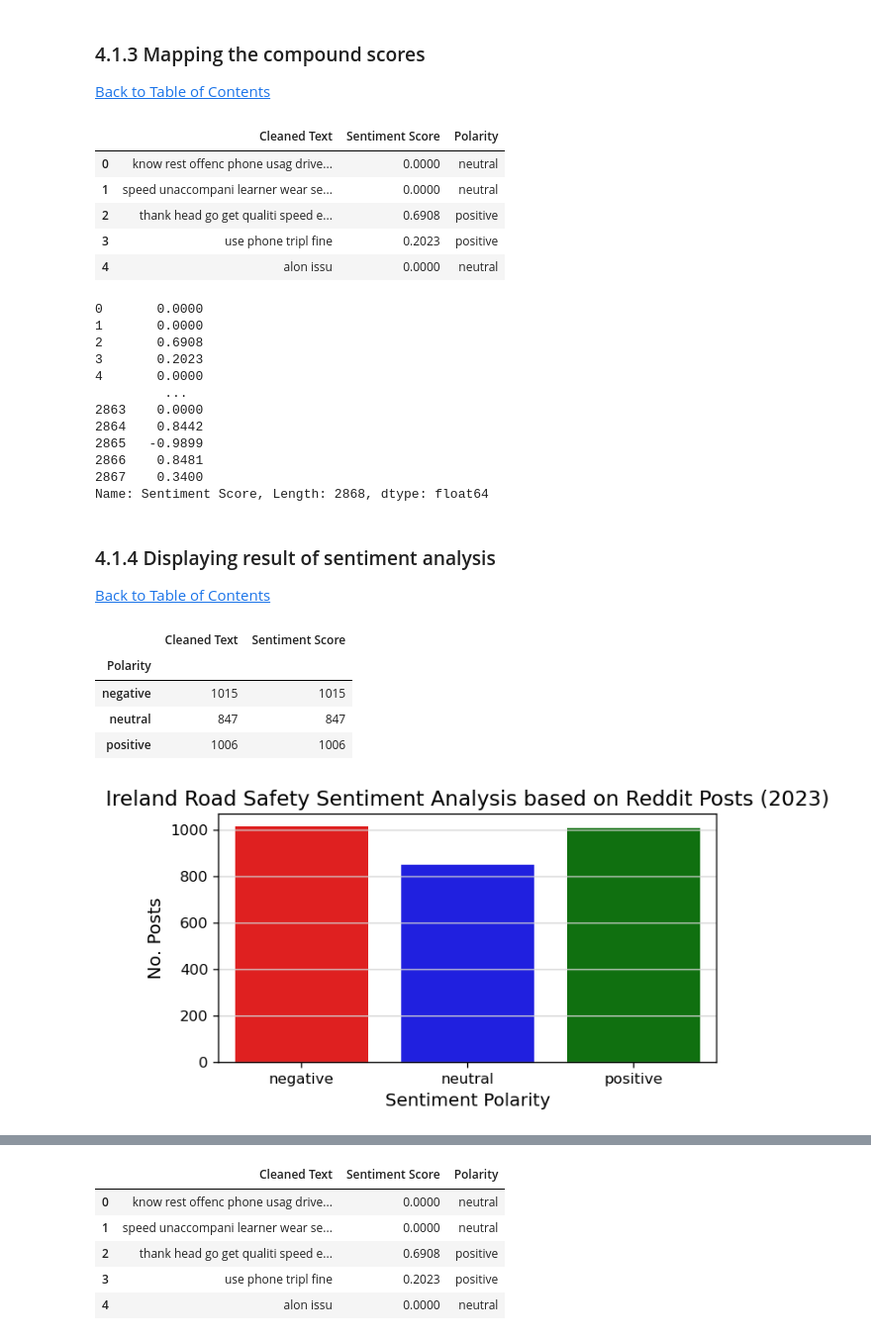
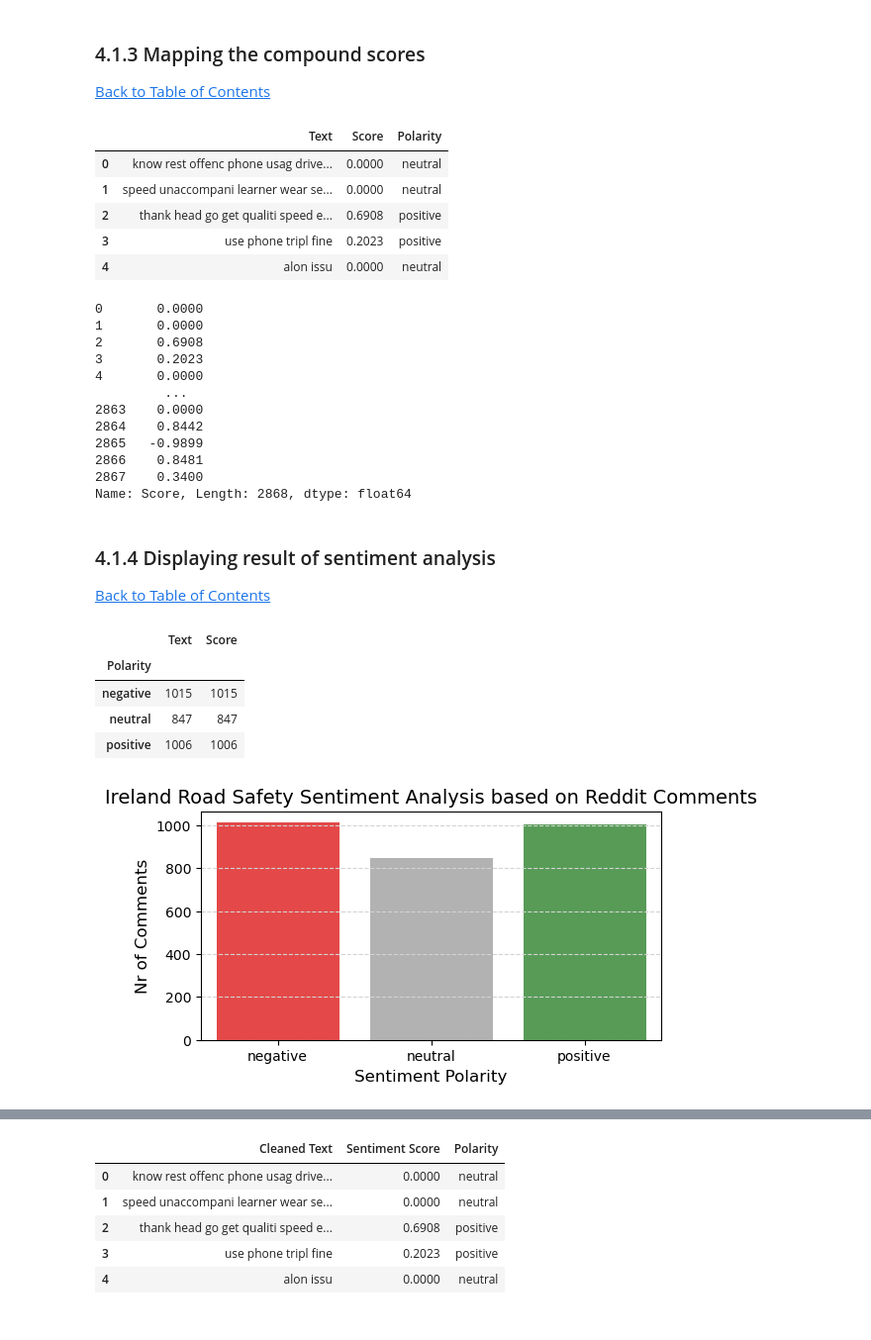
Before and after one commit to Natidhcp/CCT_MSc_DA_CA2, a Jupyter notebook: CA2.ipynb, the cells around one changed output, grey strips where cells are left out. Shown at 99% size. Cells and saved outputs as stored; diff of their text form; code cells hidden in the pictures.

```diff
--- a/CA2.ipynb
+++ b/CA2.ipynb
@@ -321,5 +574,6 @@ To work with 'Year' and 'Month of Year' as date let's transform them into date f
 # %%
-
+#To work with 'Year' and 'Month of Year' as date let's transform them into date format.
+dfm['Year'] = dfm['Year'].astype(str)
 dfm['Date'] = dfm['Year'] + '-' + dfm['Month of Year']
 dfm['Date'] = pd.to_datetime(dfm['Date'],infer_datetime_format=True) #convert from string to datetime
 dfm = dfm.drop(columns=['Year', 'Month of Year'])
@@ -2770,6 +2992,6 @@ https://www.nltk.org/_modules/nltk/sentiment/vader.html
 # %%
-# Create a df to store the results
-reddit_sentiment = pd.DataFrame({'Cleaned Text': data, 'Sentiment Score': sentiment_scores})
+# store the result in the data frame "sentiment"
+sentiment = pd.DataFrame({'Text': data, 'Score': sentiment_scores})
 
-reddit_sentiment.head()
+sentiment.head()
 # %% [output]
@@ -2795,19 +3017,19 @@ def format_output(compound_score):
     return polarity
 # %%
 # Create a new column 'Polarity' using the format_output function
-reddit_sentiment['Polarity'] = reddit_sentiment['Sentiment Score'].apply(format_output)
+sentiment['Polarity'] = sentiment['Score'].apply(format_output)
 
 # Validate results
-reddit_sentiment.head()
+sentiment.head()
 # %% [output]
-|  | Cleaned Text | Sentiment Score | Polarity |
+|  | Text | Score | Polarity |
 | 0 | know rest offenc phone usag drive... | 0.0000 | neutral |
 | 1 | speed unaccompani learner wear se... | 0.0000 | neutral |
 | 2 | thank head go get qualiti speed e... | 0.6908 | positive |
 | 3 | use phone tripl fine | 0.2023 | positive |
 | 4 | alon issu | 0.0000 | neutral |
 # %%
-reddit_sentiment['Sentiment Score']
+sentiment['Score']
 # %% [output]
 0       0.0000
 1       0.0000
@@ -2820,37 +3042,37 @@ reddit_sentiment['Sentiment Score']
 2865   -0.9899
 2866    0.8481
 2867    0.3400
-Name: Sentiment Score, Length: 2868, dtype: float64
+Name: Score, Length: 2868, dtype: float64
 # %% [markdown]
 <a class="anchor" id="4.1.4"></a>
 ### 4.1.4 Displaying result of sentiment analysis
 
 [Back to Table of Contents](#0.1)
 # %%
-
 # Group by the 'polarity' column and count the number of rows for each category
-polarity_counts = reddit_sentiment.groupby('Polarity').count()
+pol = sentiment.groupby('Polarity').count()
 
 # Validate results
-polarity_counts.head()
+pol.head()
 # %% [output]
-|  | Cleaned Text | Sentiment Score |
+|  | Text | Score |
 | Polarity |  |  |
 | negative | 1015 | 1015 |
 | neutral | 847 | 847 |
 | positive | 1006 | 1006 |
 # %%
+import matplotlib.pyplot as plt
 # Define custom colors for each sentiment
-colors = {'negative': 'red', 'neutral': 'blue', 'positive': 'green'}
+colors = {'negative': '#fe2e2e', 'neutral': '#B2B2B2', 'positive': '#4CA64C'}
 
 # Plot the monthly average passengers totals using a bar chart
 plt.figure(figsize = (6, 3))
-sns.barplot(data = polarity_counts, x = polarity_counts.index, y = 'Cleaned Text', palette = colors)
+sns.barplot(data = pol, x = pol.index, y = 'Score', palette = colors)
 plt.xlabel('Sentiment Polarity', size = 12)
-plt.ylabel('No. Posts', size = 12)
-plt.title('Ireland Road Safety Sentiment Analysis based on Reddit Posts (2023)', size = 14)
-plt.grid(axis = 'y', color='lightgrey', linestyle='-', linewidth = 0.8)
+plt.ylabel('Nr of Comments', size = 12)
+plt.title('Ireland Road Safety Sentiment Analysis based on Reddit Comments', size = 14)
+plt.grid(axis = 'y', color='lightgrey', linestyle='--', linewidth = 0.8)
 plt.show()
 # %% [output]
-[figure, old version]
+[figure, new version]
 # %% [markdown]
```
Also changed, not shown: parts of 107 cells of this notebook.
